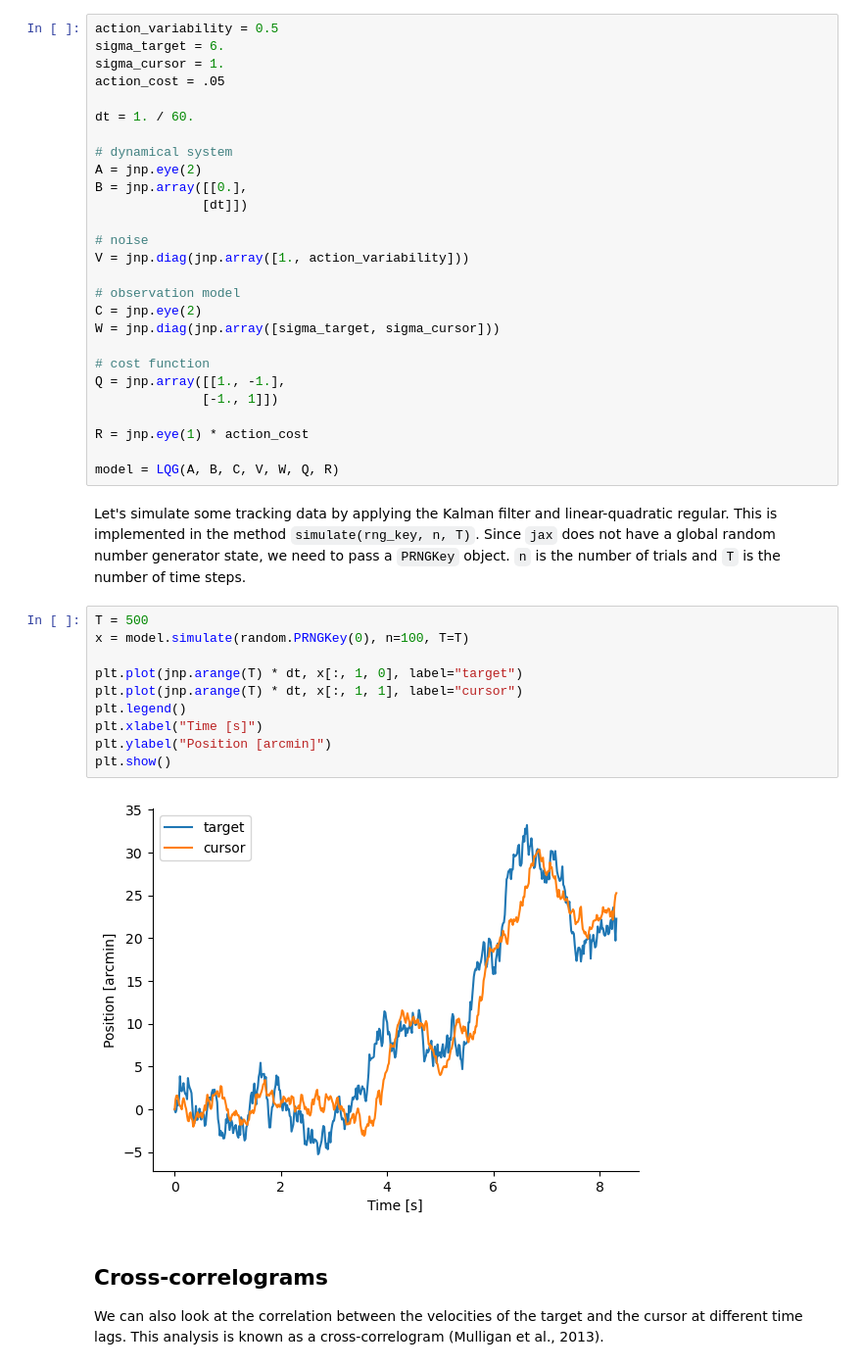
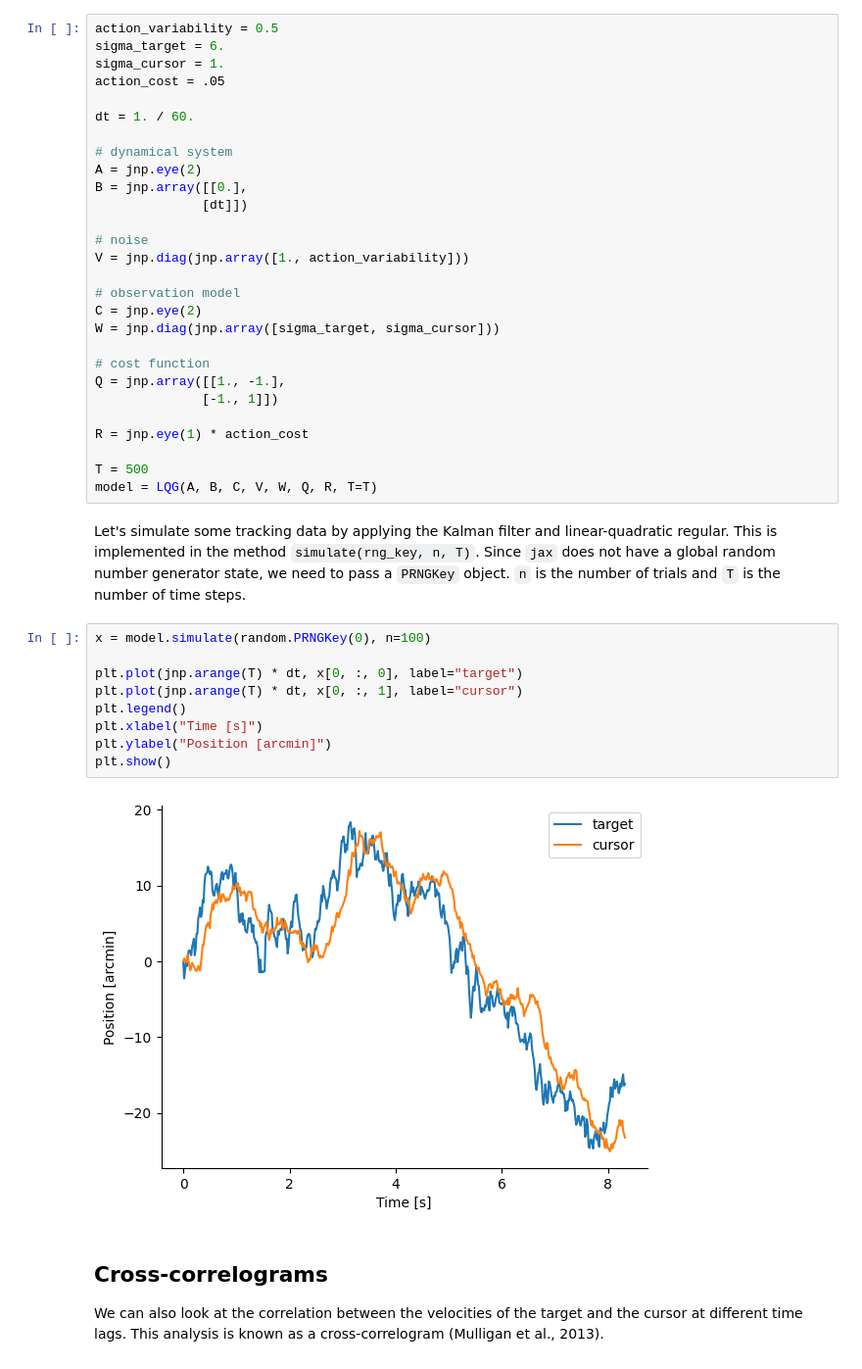
Before and after one commit to RothkopfLab/lqg, a Jupyter notebook: notebooks/05-Tutorial.ipynb, the cells around one changed output. Shown at 98% size. Drawn from its saved outputs; the diff is of its cells as text.

```diff
--- a/notebooks/05-Tutorial.ipynb
+++ b/notebooks/05-Tutorial.ipynb
@@ -159,21 +159,21 @@ Q = jnp.array([[1., -1.],
 
 R = jnp.eye(1) * action_cost
 
-model = LQG(A, B, C, V, W, Q, R)
+T = 500
+model = LQG(A, B, C, V, W, Q, R, T=T)
 # %% [markdown]
 Let's simulate some tracking data by applying the Kalman filter and linear-quadratic regular. This is implemented in the method `simulate(rng_key, n, T)`. Since `jax` does not have a global random number generator state, we need to pass a `PRNGKey` object. `n` is the number of trials and `T` is the number of time steps.
 # %%
-T = 500
-x = model.simulate(random.PRNGKey(0), n=100, T=T)
+x = model.simulate(random.PRNGKey(0), n=100)
 
-plt.plot(jnp.arange(T) * dt, x[:, 1, 0], label="target")
-plt.plot(jnp.arange(T) * dt, x[:, 1, 1], label="cursor")
+plt.plot(jnp.arange(T) * dt, x[0, :, 0], label="target")
+plt.plot(jnp.arange(T) * dt, x[0, :, 1], label="cursor")
 plt.legend()
 plt.xlabel("Time [s]")
 plt.ylabel("Position [arcmin]")
 plt.show()
 # %% [output]
-[figure, old version]
+[figure, new version]
 # %% [markdown]
 ## Cross-correlograms
 
```
Also changed, not shown: parts of 8 cells of this notebook, 6 other files.
